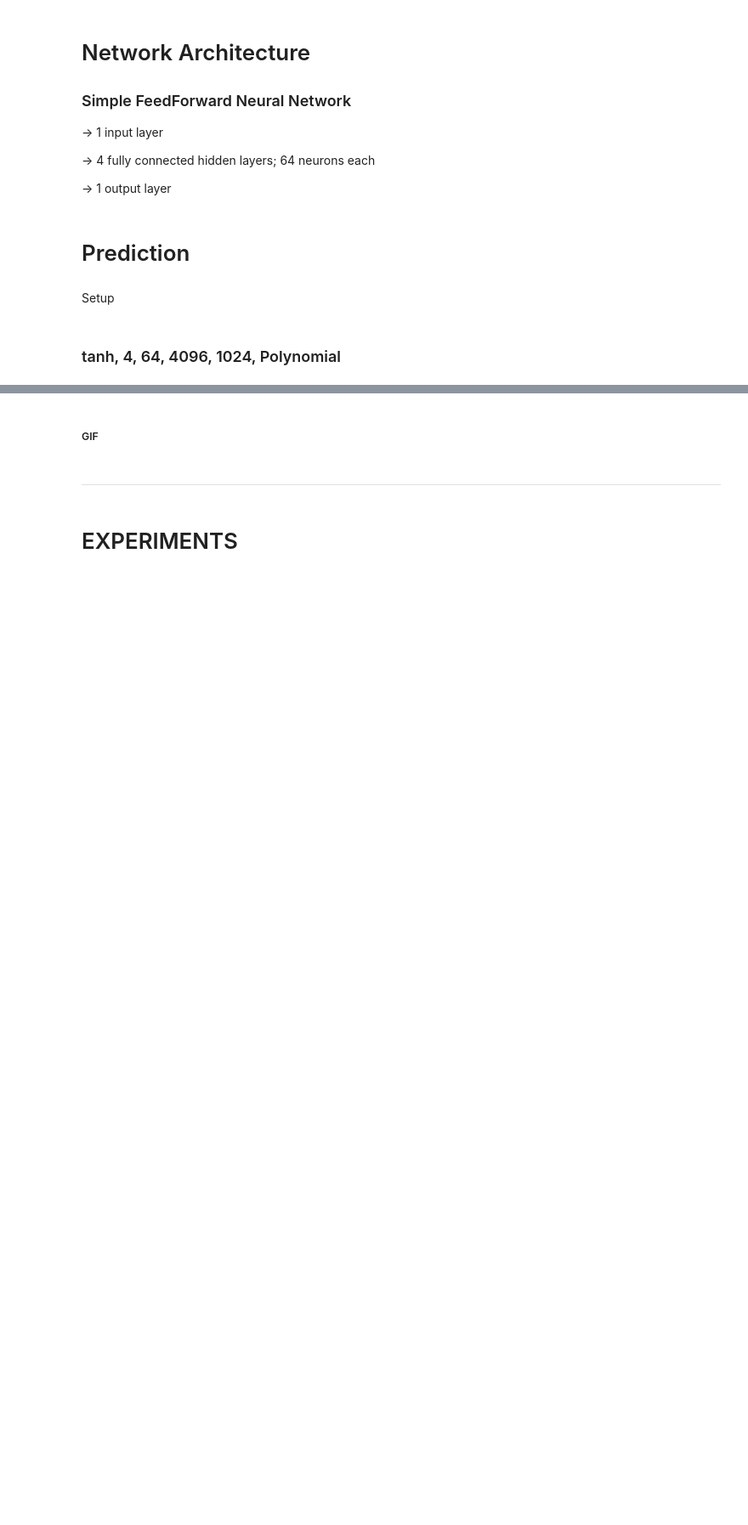
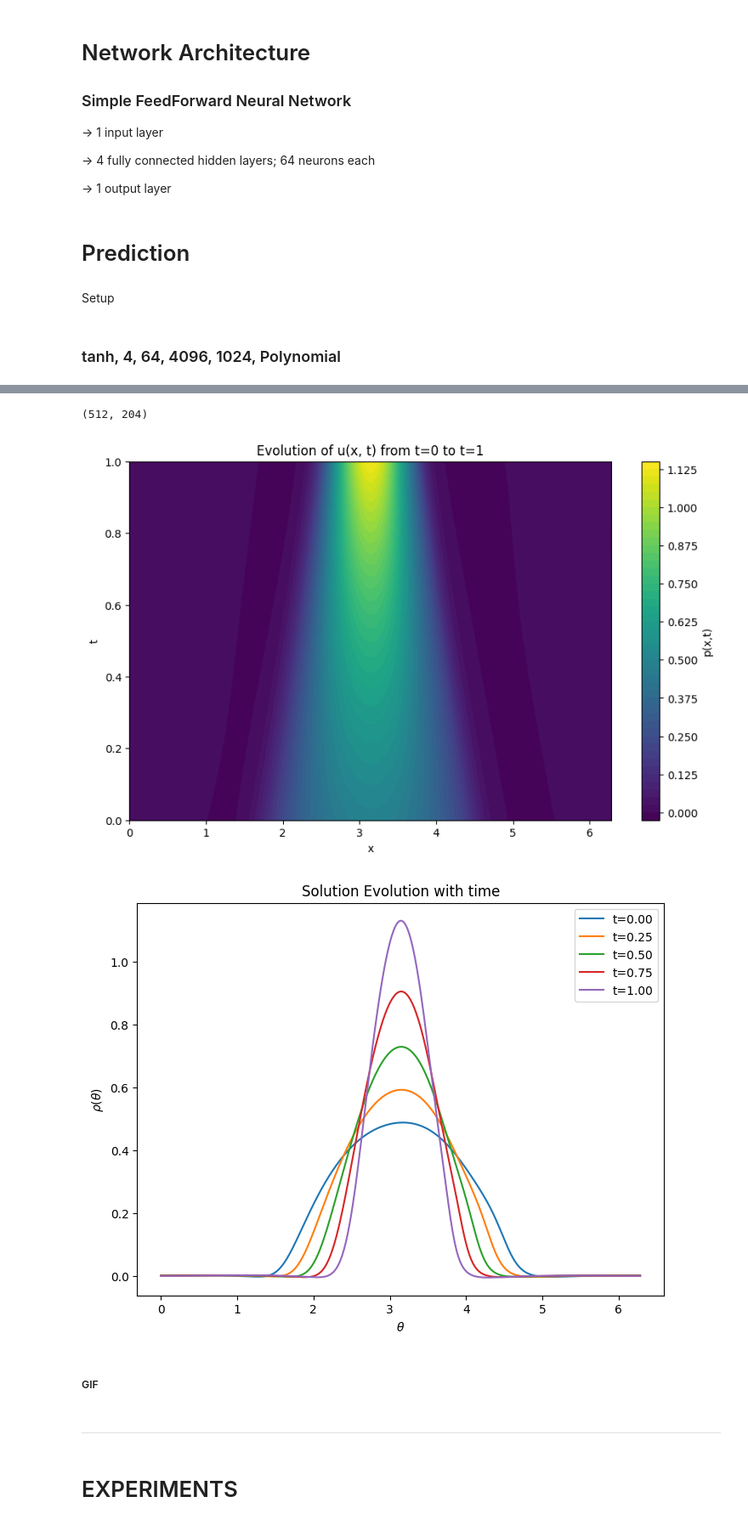
Before and after one commit to nishantak/numerical_sim_PINN, a Jupyter notebook: PINN_Kuramoto/pinn_solver.ipynb, the cells around one changed output, grey strips where cells are left out. Shown: that part at 85% size. Cells and saved outputs as stored; diff of their text form; code cells hidden in the pictures; blank space fills up the shorter version.

```diff
--- a/PINN_Kuramoto/pinn_solver.ipynb
+++ b/PINN_Kuramoto/pinn_solver.ipynb
@@ -258,10 +277,14 @@ def plot(u_n):
 # %%
-# model.eval()
-# with torch.no_grad():
-    # u_n = model(x_test).reshape(Nx, Nt).cpu().numpy()
-    # print(u_n.shape)
+model.eval()
+with torch.no_grad():
+    u_n = model(x_test).reshape(Nx, Nt).cpu().numpy()
+    print(u_n.shape)
 
-# plot(u_n)
+plot(u_n)
+# %% [output]
+(512, 204)
+[figure, added]
+[figure, added]
 # %% [markdown]
 ##### GIF
 # %%
```
Also changed, not shown: parts of 1 cell of this notebook, 1 other file.
